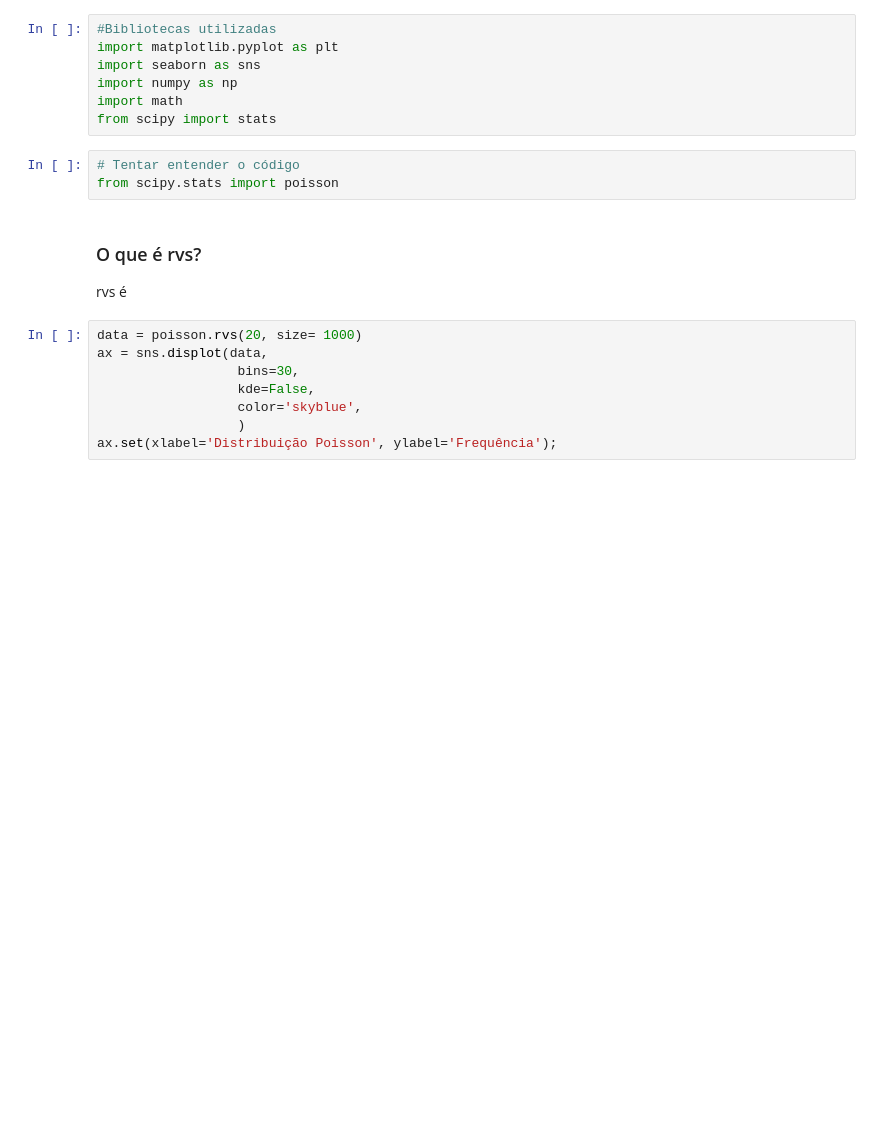
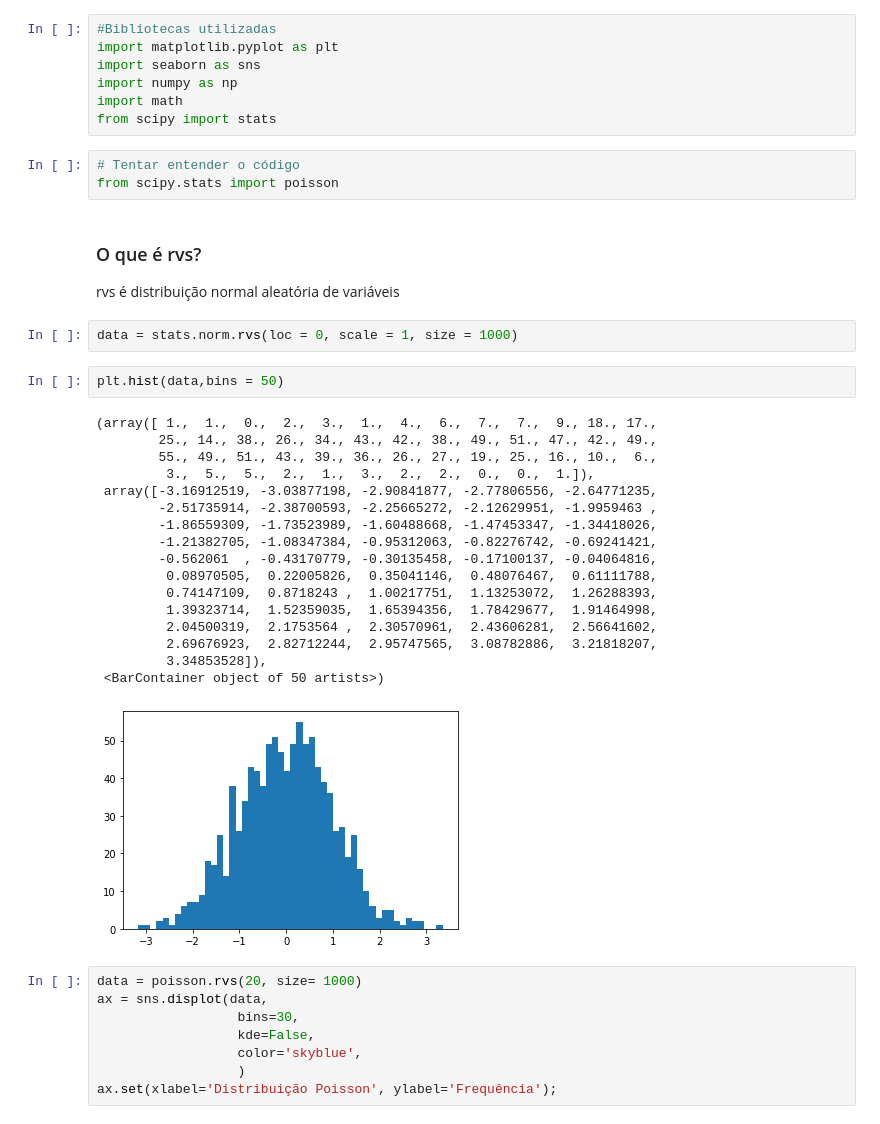
Before and after one commit to GabrielAsato/Curso_DS_Degree, a Jupyter notebook: Módulo 7 - Estatística I/Anotações aula 56.ipynb, the cells around one changed output. Saved outputs shown, nothing was run; the diff lists cells and outputs as text; blank space fills up the shorter version.

```diff
--- a/Módulo 7 - Estatística I/Anotações aula 56.ipynb
+++ b/Módulo 7 - Estatística I/Anotações aula 56.ipynb
@@ -10,7 +10,29 @@ from scipy import stats
 from scipy.stats import poisson
 # %% [markdown]
 ### O que é rvs?
-rvs é
+rvs é distribuição normal aleatória de variáveis
+# %%
+data = stats.norm.rvs(loc = 0, scale = 1, size = 1000)
+# %%
+plt.hist(data,bins = 50)
+# %% [output]
+(array([ 1.,  1.,  0.,  2.,  3.,  1.,  4.,  6.,  7.,  7.,  9., 18., 17.,
+        25., 14., 38., 26., 34., 43., 42., 38., 49., 51., 47., 42., 49.,
+        55., 49., 51., 43., 39., 36., 26., 27., 19., 25., 16., 10.,  6.,
+         3.,  5.,  5.,  2.,  1.,  3.,  2.,  2.,  0.,  0.,  1.]),
+ array([-3.16912519, -3.03877198, -2.90841877, -2.77806556, -2.64771235,
+        -2.51735914, -2.38700593, -2.25665272, -2.12629951, -1.9959463 ,
+        -1.86559309, -1.73523989, -1.60488668, -1.47453347, -1.34418026,
+        -1.21382705, -1.08347384, -0.95312063, -0.82276742, -0.69241421,
+        -0.562061  , -0.43170779, -0.30135458, -0.17100137, -0.04064816,
+         0.08970505,  0.22005826,  0.35041146,  0.48076467,  0.61111788,
+         0.74147109,  0.8718243 ,  1.00217751,  1.13253072,  1.26288393,
+         1.39323714,  1.52359035,  1.65394356,  1.78429677,  1.91464998,
+         2.04500319,  2.1753564 ,  2.30570961,  2.43606281,  2.56641602,
+         2.69676923,  2.82712244,  2.95747565,  3.08782886,  3.21818207,
+         3.34853528]),
+ <BarContainer object of 50 artists>)
+[figure, added]
 # %%
 data = poisson.rvs(20, size= 1000)
 ax = sns.displot(data,
```
